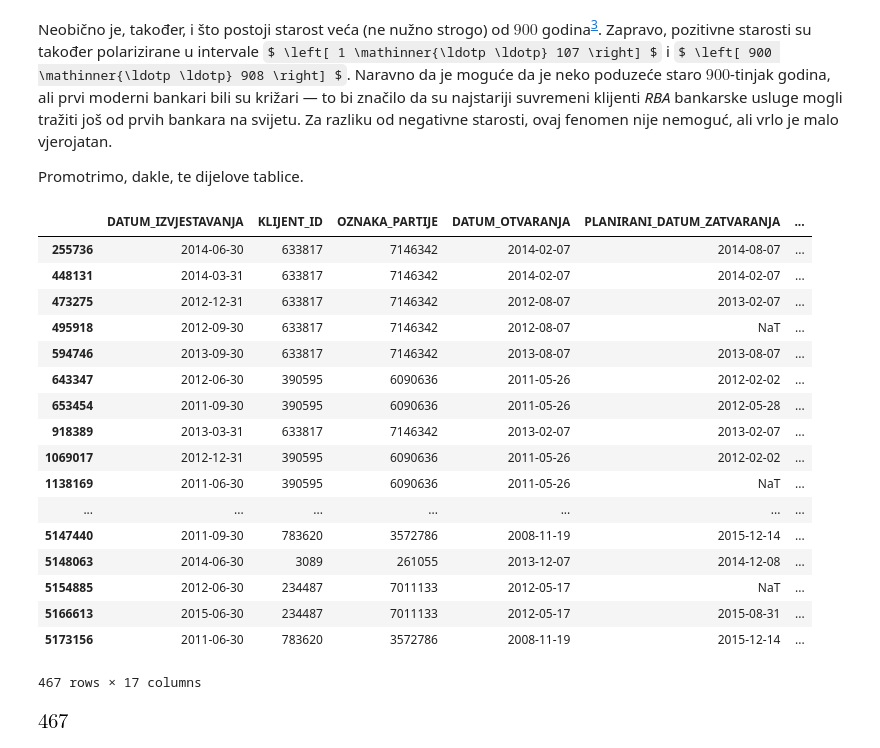
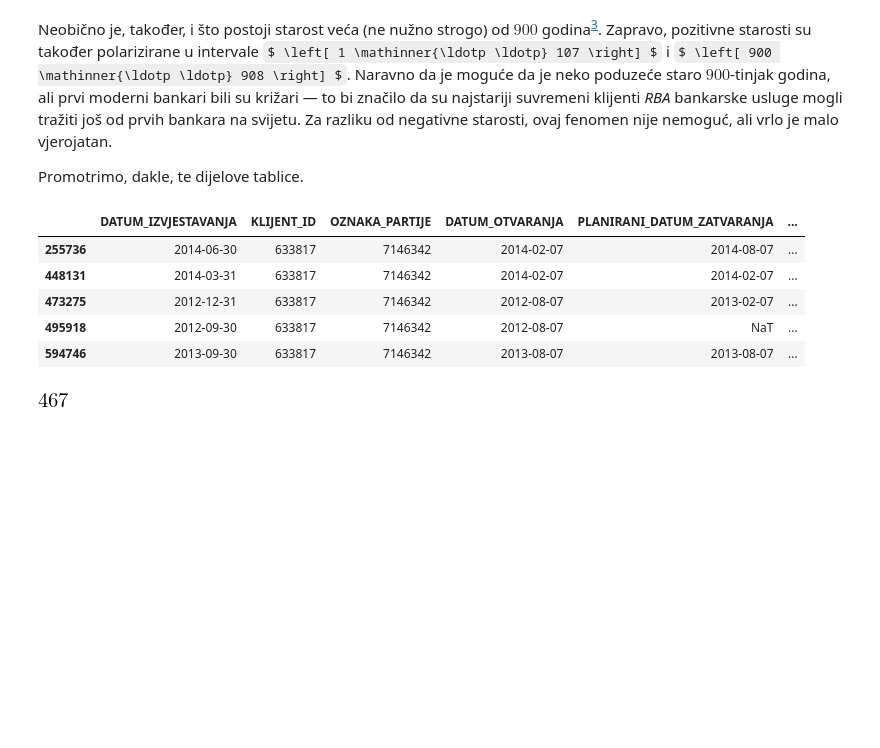
Before and after one commit to DavorPenzar/mozgalo, a Jupyter notebook: Observatorium.ipynb, the cells around one changed output. Saved outputs shown, nothing was run; the diff lists cells and outputs as text; code cells hidden in the pictures; some formulas as TeX source; blank space fills up the shorter version.

```diff
--- a/Observatorium.ipynb
+++ b/Observatorium.ipynb
@@ -583,26 +548,14 @@ Neobično je, također, i što postoji starost veća (ne nužno strogo) od $ 900
 
 Promotrimo, dakle, te dijelove tablice.
 # %%
-df.loc[df.STAROST >= 500]
+df.loc[df.STAROST >= 500].head()
 # %% [output]
 |  | DATUM_IZVJESTAVANJA | KLIJENT_ID | OZNAKA_PARTIJE | DATUM_OTVARANJA | PLANIRANI_DATUM_ZATVARANJA | ... |
 | 255736 | 2014-06-30 | 633817 | 7146342 | 2014-02-07 | 2014-08-07 | ... |
 | 448131 | 2014-03-31 | 633817 | 7146342 | 2014-02-07 | 2014-02-07 | ... |
 | 473275 | 2012-12-31 | 633817 | 7146342 | 2012-08-07 | 2013-02-07 | ... |
 | 495918 | 2012-09-30 | 633817 | 7146342 | 2012-08-07 | NaT | ... |
 | 594746 | 2013-09-30 | 633817 | 7146342 | 2013-08-07 | 2013-08-07 | ... |
-| 643347 | 2012-06-30 | 390595 | 6090636 | 2011-05-26 | 2012-02-02 | ... |
-| 653454 | 2011-09-30 | 390595 | 6090636 | 2011-05-26 | 2012-05-28 | ... |
-| 918389 | 2013-03-31 | 633817 | 7146342 | 2013-02-07 | 2013-02-07 | ... |
-| 1069017 | 2012-12-31 | 390595 | 6090636 | 2011-05-26 | 2012-02-02 | ... |
-| 1138169 | 2011-06-30 | 390595 | 6090636 | 2011-05-26 | NaT | ... |
-| ... | ... | ... | ... | ... | ... | ... |
-| 5147440 | 2011-09-30 | 783620 | 3572786 | 2008-11-19 | 2015-12-14 | ... |
-| 5148063 | 2014-06-30 | 3089 | 261055 | 2013-12-07 | 2014-12-08 | ... |
-| 5154885 | 2012-06-30 | 234487 | 7011133 | 2012-05-17 | NaT | ... |
-| 5166613 | 2015-06-30 | 234487 | 7011133 | 2012-05-17 | 2015-08-31 | ... |
-| 5173156 | 2011-06-30 | 783620 | 3572786 | 2008-11-19 | 2015-12-14 | ... |
-467 rows × 17 columns
 # %%
 df.loc[df.STAROST >= 500].shape[0]
 # %% [output]
```
Also changed, not shown: parts of 5 cells of this notebook.
